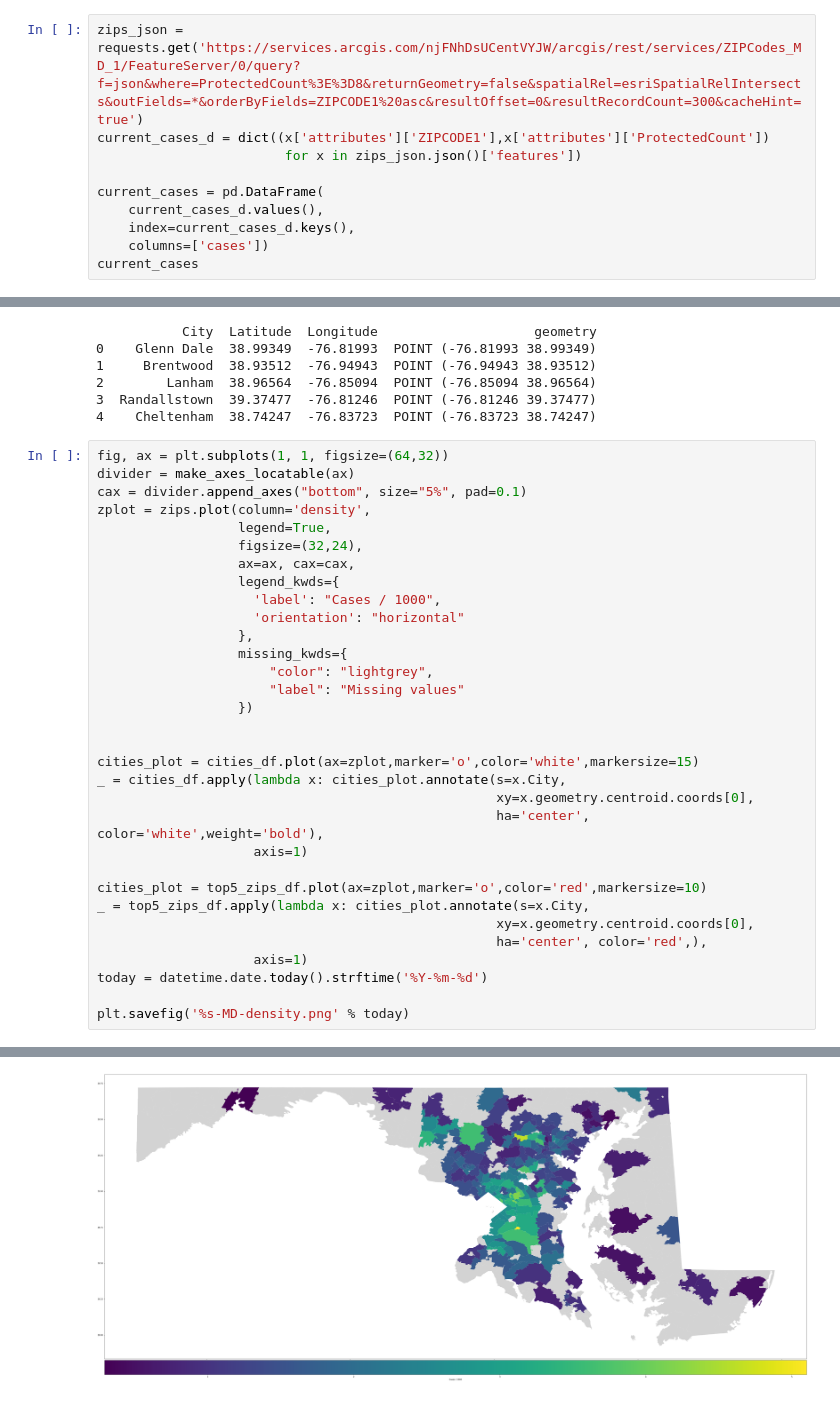
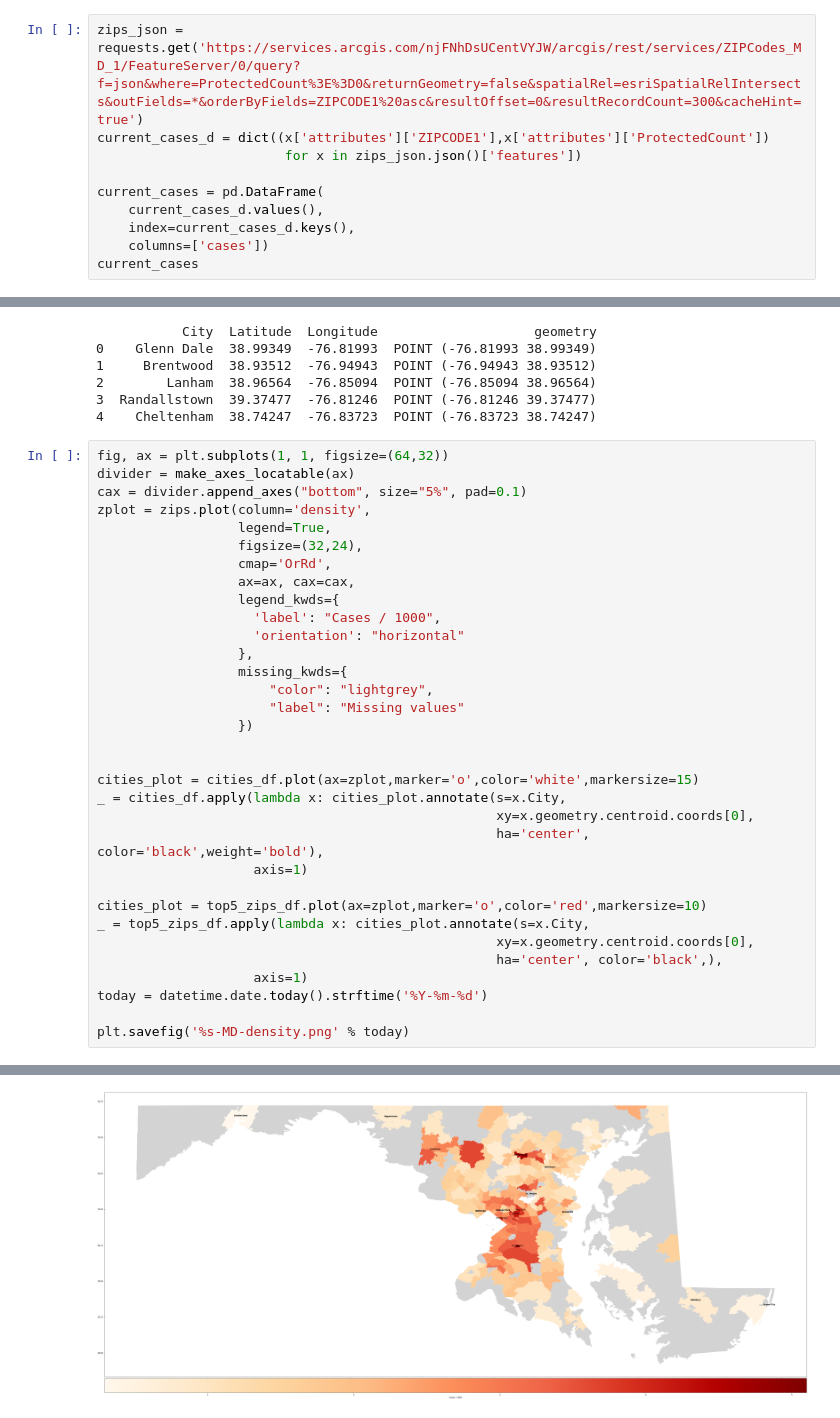
Before and after one commit to mckeowbc/covid-19, a Jupyter notebook: MD_COVID-19 Density.ipynb, the cells around one changed output, grey strips where cells are left out. Saved outputs shown, nothing was run; the diff lists cells and outputs as text.

```diff
--- a/MD_COVID-19 Density.ipynb
+++ b/MD_COVID-19 Density.ipynb
@@ -37,7 +37,7 @@ cases = pd.DataFrame(
 # %% [markdown]
 # MD County COVID-19 Cases By Zip Code
 # %%
-zips_json = requests.get('https://services.arcgis.com/njFNhDsUCentVYJW/arcgis/rest/services/ZIPCodes_MD_1/FeatureServer/0/query?f=json&where=ProtectedCount%3E%3D8&returnGeometry=false&spatialRel=esriSpatialRelIntersects&outFields=*&orderByFields=ZIPCODE1%20asc&resultOffset=0&resultRecordCount=300&cacheHint=true')
+zips_json = requests.get('https://services.arcgis.com/njFNhDsUCentVYJW/arcgis/rest/services/ZIPCodes_MD_1/FeatureServer/0/query?f=json&where=ProtectedCount%3E%3D0&returnGeometry=false&spatialRel=esriSpatialRelIntersects&outFields=*&orderByFields=ZIPCODE1%20asc&resultOffset=0&resultRecordCount=300&cacheHint=true')
 current_cases_d = dict((x['attributes']['ZIPCODE1'],x['attributes']['ProtectedCount'])
                         for x in zips_json.json()['features'])
 
@@ -178,6 +178,7 @@ cax = divider.append_axes("bottom", size="5%", pad=0.1)
 zplot = zips.plot(column='density',
                   legend=True,
                   figsize=(32,24),
+                  cmap='OrRd',
                   ax=ax, cax=cax,
                   legend_kwds={
                     'label': "Cases / 1000",
@@ -192,13 +193,13 @@ zplot = zips.plot(column='density',
 cities_plot = cities_df.plot(ax=zplot,marker='o',color='white',markersize=15)
 _ = cities_df.apply(lambda x: cities_plot.annotate(s=x.City,
                                                    xy=x.geometry.centroid.coords[0],
-                                                   ha='center', color='white',weight='bold'),
+                                                   ha='center', color='black',weight='bold'),
                     axis=1)
 
 cities_plot = top5_zips_df.plot(ax=zplot,marker='o',color='red',markersize=10)
 _ = top5_zips_df.apply(lambda x: cities_plot.annotate(s=x.City,
                                                    xy=x.geometry.centroid.coords[0],
-                                                   ha='center', color='red',),
+                                                   ha='center', color='black',),
                     axis=1)
 today = datetime.date.today().strftime('%Y-%m-%d')
 
@@ -208 +208 @@ AttributeError: 'PathCollection' object has no property 'weight'
-[figure, old version]
+[figure, new version]
```
Also changed, not shown: parts of 2 cells of this notebook.
